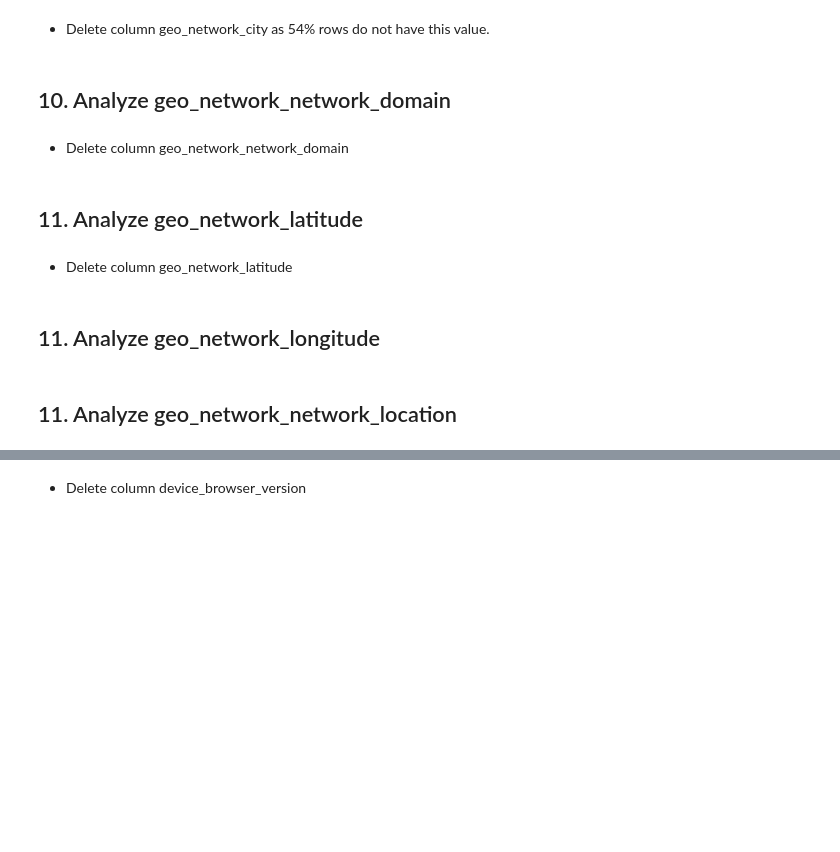
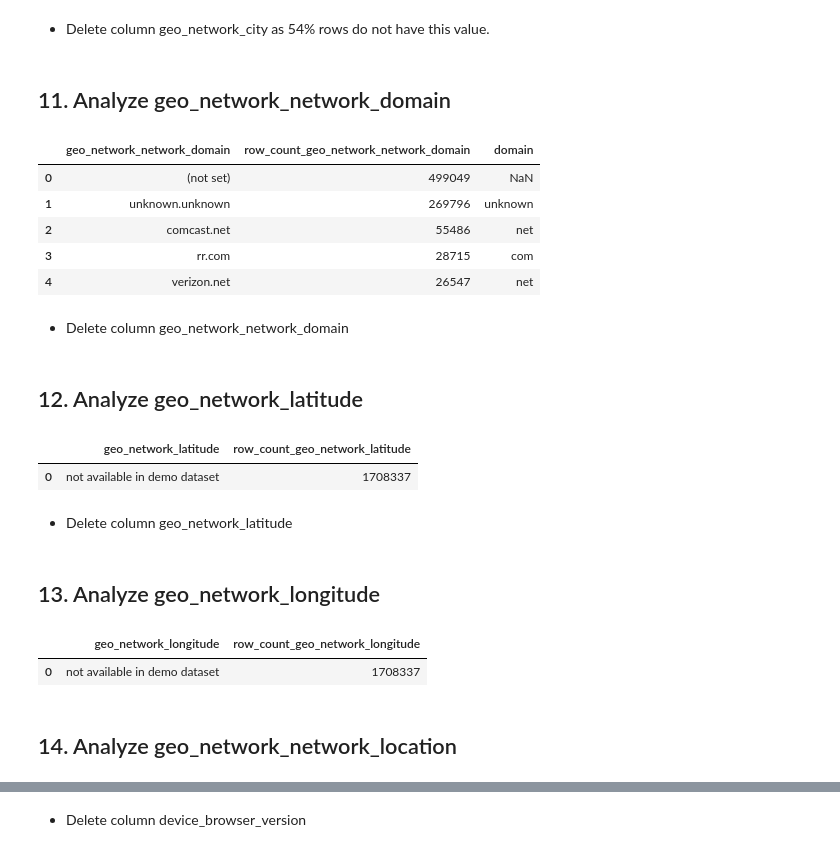
Before and after one commit to hardiksahi/MachineLearning, a Jupyter notebook: kaggle/google-analytics-propensity/notebooks/1_EDA.ipynb, the cells around one changed output, grey strips where cells are left out. Saved outputs shown, nothing was run; the diff lists cells and outputs as text; code cells hidden in the pictures; blank space fills up the shorter version.

```diff
--- a/kaggle/google-analytics-propensity/notebooks/1_EDA.ipynb
+++ b/kaggle/google-analytics-propensity/notebooks/1_EDA.ipynb
@@ -479,25 +621,40 @@ geo_network_city_df
 # %% [markdown]
 - Delete column geo_network_city as 54% rows do not have this value.
 # %% [markdown]
-## 10. Analyze geo_network_network_domain
+## 11. Analyze geo_network_network_domain
 # %%
 geo_network_network_domain_df = get_counts_for_column_entries_ddb_table(con, table_name='intermediate_train_data', count_column_name='geo_network_network_domain', group_by_column_list=['geo_network_network_domain'])
+# %%
+geo_network_network_domain_df.head()
+# %% [output]
+|  | geo_network_network_domain | row_count_geo_network_network_domain | domain |
+| 0 | (not set) | 499049 | NaN |
+| 1 | unknown.unknown | 269796 | unknown |
+| 2 | comcast.net | 55486 | net |
+| 3 | rr.com | 28715 | com |
+| 4 | verizon.net | 26547 | net |
 # %%
 geo_network_network_domain_df['domain'] = geo_network_network_domain_df['geo_network_network_domain'].str.split('.').str[1]
 # %% [markdown]
 - Delete column geo_network_network_domain
 # %% [markdown]
-## 11. Analyze geo_network_latitude
+## 12. Analyze geo_network_latitude
 # %%
-intermediate_data_table.geo_network_latitude
+get_counts_for_column_entries_ddb_table(con, table_name='intermediate_train_data', count_column_name='geo_network_latitude', group_by_column_list=['geo_network_latitude'])
+# %% [output]
+|  | geo_network_latitude | row_count_geo_network_latitude |
+| 0 | not available in demo dataset | 1708337 |
 # %% [markdown]
 - Delete column geo_network_latitude
 # %% [markdown]
-## 11. Analyze geo_network_longitude
+## 13. Analyze geo_network_longitude
 # %%
-intermediate_data_table.geo_network_longitude
+get_counts_for_column_entries_ddb_table(con, table_name='intermediate_train_data', count_column_name='geo_network_longitude', group_by_column_list=['geo_network_longitude'])
+# %% [output]
+|  | geo_network_longitude | row_count_geo_network_longitude |
+| 0 | not available in demo dataset | 1708337 |
 # %% [markdown]
-## 11. Analyze geo_network_network_location
+## 14. Analyze geo_network_network_location
 # %%
 geo_network_network_location_df = get_counts_for_column_entries_ddb_table(con, table_name='intermediate_train_data', count_column_name='geo_network_network_location', group_by_column_list=['geo_network_network_location'])
 # %%
```
Also changed, not shown: parts of 134 cells of this notebook, 12 other files.
